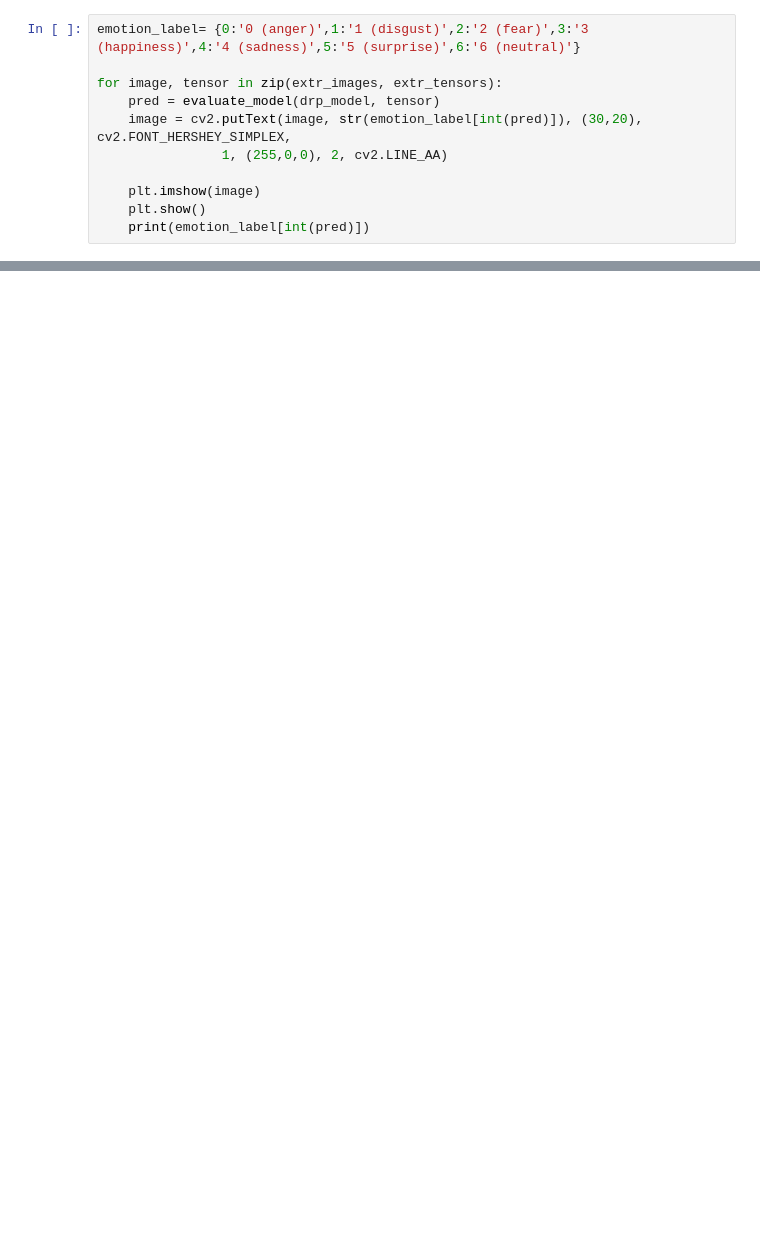
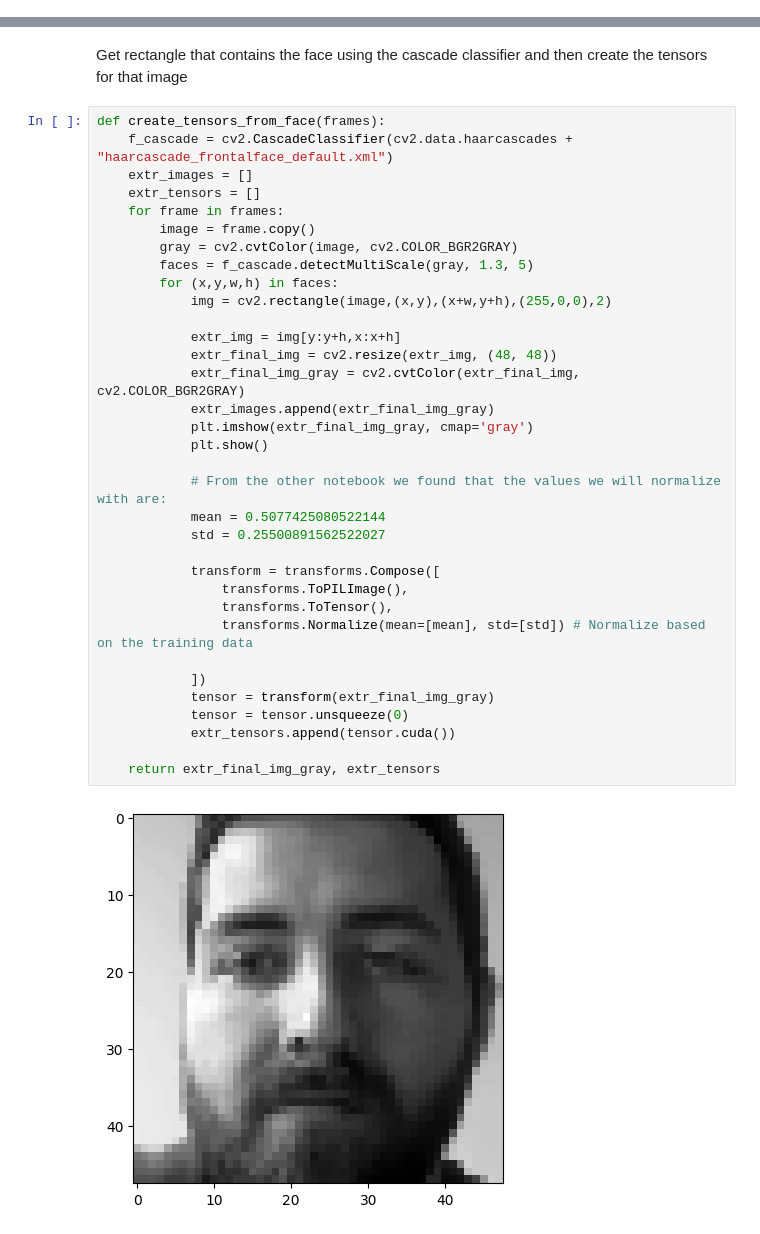
Before and after one commit to georgebaint/Computer-Vision-Facial-Expression-Recognition, a Jupyter notebook: video_testing.ipynb, the cells around one changed output, grey strips where cells are left out. Drawn from its saved outputs; the diff is of its cells as text; blank space fills up the shorter version.

Commit message:
Fixed all the notebooks

```diff
--- a/video_testing.ipynb
+++ b/video_testing.ipynb
@@ -516,11 +0,0 @@ for frame in frames:
-# %%
-emotion_label= {0:'0 (anger)',1:'1 (disgust)',2:'2 (fear)',3:'3 (happiness)',4:'4 (sadness)',5:'5 (surprise)',6:'6 (neutral)'}
-
-for image, tensor in zip(extr_images, extr_tensors):
-    pred = evaluate_model(drp_model, tensor)
-    image = cv2.putText(image, str(emotion_label[int(pred)]), (30,20), cv2.FONT_HERSHEY_SIMPLEX,
-                1, (255,0,0), 2, cv2.LINE_AA)
-
-    plt.imshow(image)
-    plt.show()
-    print(emotion_label[int(pred)])
@@ -541,0 +138,38 @@ for image, tensor in zip(extr_images, extr_tensors):
+# %% [markdown]
+Get rectangle that contains the face using the cascade classifier and then create the tensors for that image
+# %%
+def create_tensors_from_face(frames):
+    f_cascade = cv2.CascadeClassifier(cv2.data.haarcascades + "haarcascade_frontalface_default.xml")
+    extr_images = []
+    extr_tensors = []
+    for frame in frames:
+        image = frame.copy()
+        gray = cv2.cvtColor(image, cv2.COLOR_BGR2GRAY)
+        faces = f_cascade.detectMultiScale(gray, 1.3, 5)
+        for (x,y,w,h) in faces:
+            img = cv2.rectangle(image,(x,y),(x+w,y+h),(255,0,0),2)
+
+            extr_img = img[y:y+h,x:x+h]
+            extr_final_img = cv2.resize(extr_img, (48, 48))
+            extr_final_img_gray = cv2.cvtColor(extr_final_img, cv2.COLOR_BGR2GRAY)
+            extr_images.append(extr_final_img_gray)
+            plt.imshow(extr_final_img_gray, cmap='gray')
+            plt.show()
+
+            # From the other notebook we found that the values we will normalize with are:
+            mean = 0.5077425080522144
+            std = 0.25500891562522027
+
+            transform = transforms.Compose([
+                transforms.ToPILImage(),
+                transforms.ToTensor(),
+                transforms.Normalize(mean=[mean], std=[std]) # Normalize based on the training data
+
+            ])
+            tensor = transform(extr_final_img_gray)
+            tensor = tensor.unsqueeze(0)
+            extr_tensors.append(tensor.cuda())
+
+    return extr_final_img_gray, extr_tensors
+# %% [output]
+[figure, added]
```
Also changed, not shown: parts of 36 cells of this notebook, 6 other files.
